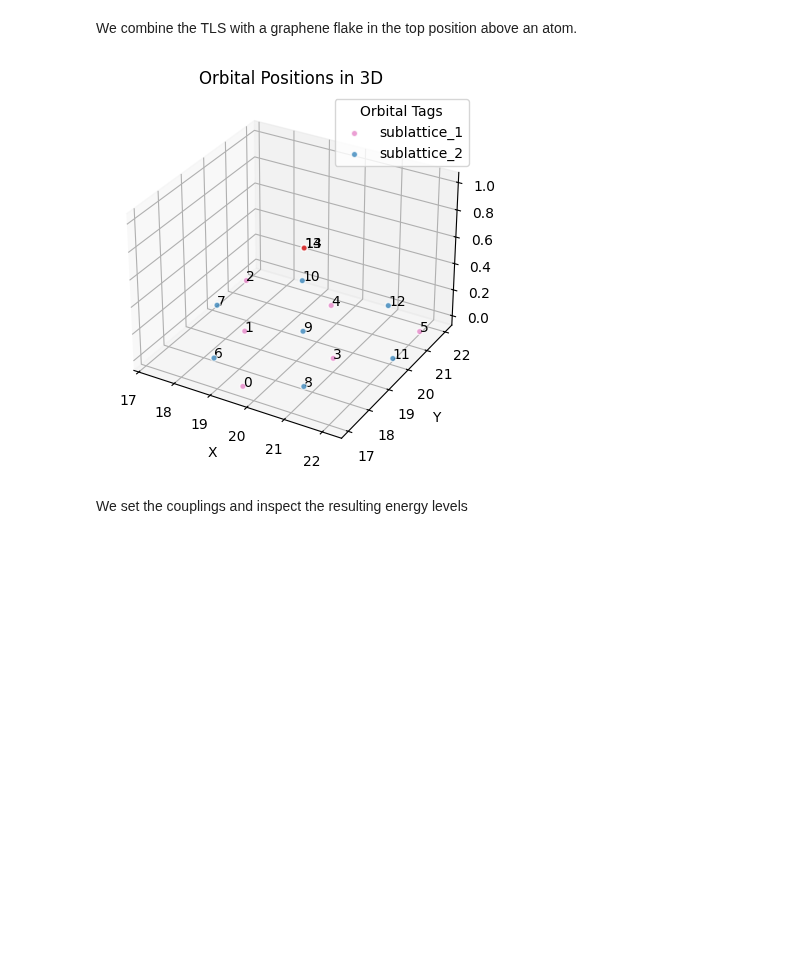
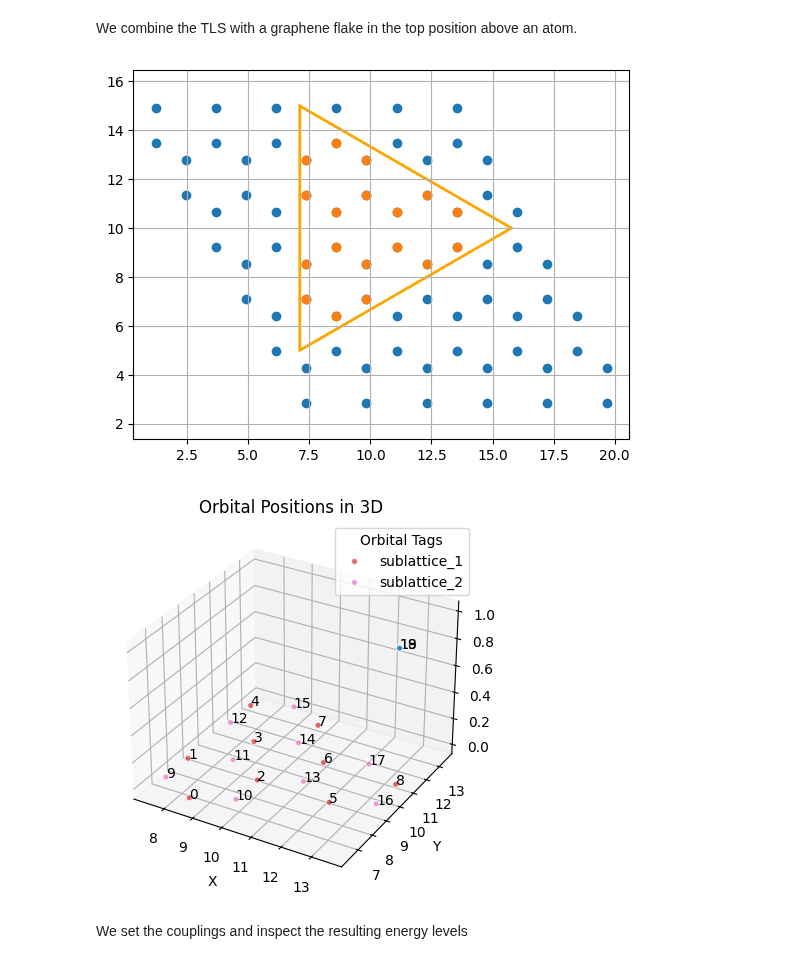
Before and after one commit to GRANADlauncher/granad, a Jupyter notebook: tutorials/h_rabi_oscillations.ipynb, the cells around one changed output. Drawn from its saved outputs; the diff is of its cells as text; code cells hidden in the pictures; blank space fills up the shorter version.

```diff
--- a/tutorials/h_rabi_oscillations.ipynb
+++ b/tutorials/h_rabi_oscillations.ipynb
@@ -44,15 +44,16 @@ We combine the TLS with a graphene flake in the top position above an atom.
 # %%
 import jax.numpy as jnp
 from granad import MaterialCatalog, Triangle
 graphene = MaterialCatalog.get("graphene")
-flake = graphene.cut_flake(Triangle(10, armchair = True, shift = [10,10]), plot=False)
+flake = graphene.cut_flake(Triangle(10, armchair = True), plot=True)
 flake_with_adatom = flake + adatom
 pz_orbital = flake_with_adatom[8]
 top = pz_orbital.position + jnp.array([0, 0, 1])
 flake_with_adatom.set_position(top, adatom)
 flake_with_adatom.show_3d(show_index=True)
 # %% [output]
-[figure, old version]
+[figure, new version]
+[figure, added]
 # %% [markdown]
 We set the couplings and inspect the resulting energy levels
 # %%
```
Also changed, not shown: parts of 2 cells of this notebook, 22 other files.
